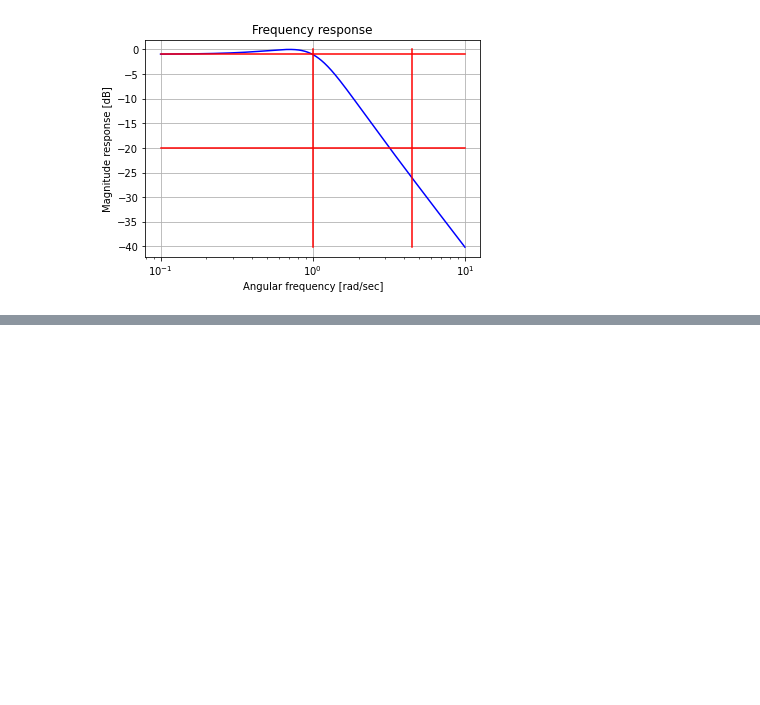
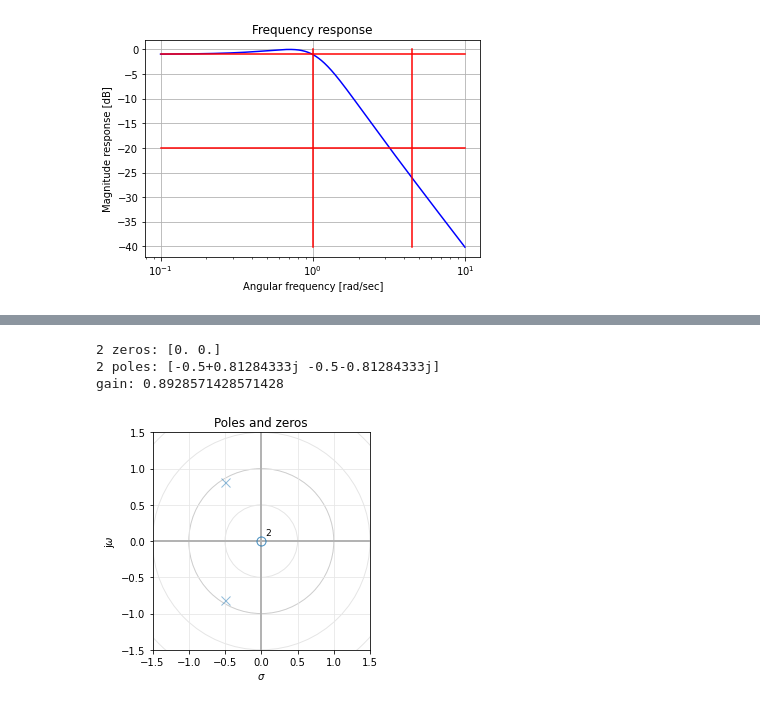
Before and after one commit to agalbachicar/tc2, a Jupyter notebook: notebooks/Ejercicio pasaaltos de clase.ipynb, the cells around one changed output, grey strips where cells are left out. Saved outputs shown, nothing was run; the diff lists cells and outputs as text; code cells hidden in the pictures; blank space fills up the shorter version.

```diff
--- a/notebooks/Ejercicio pasaaltos de clase.ipynb
+++ b/notebooks/Ejercicio pasaaltos de clase.ipynb
@@ -142,0 +201,9 @@ plt.plot()
+# %%
+import splane
+
+splane.pzmap(filtro)
+# %% [output]
+2 zeros: [0. 0.]
+2 poles: [-0.5+0.81284333j -0.5-0.81284333j]
+gain: 0.8928571428571428
+[figure, added]
```
Also changed, not shown: parts of 9 cells of this notebook.
